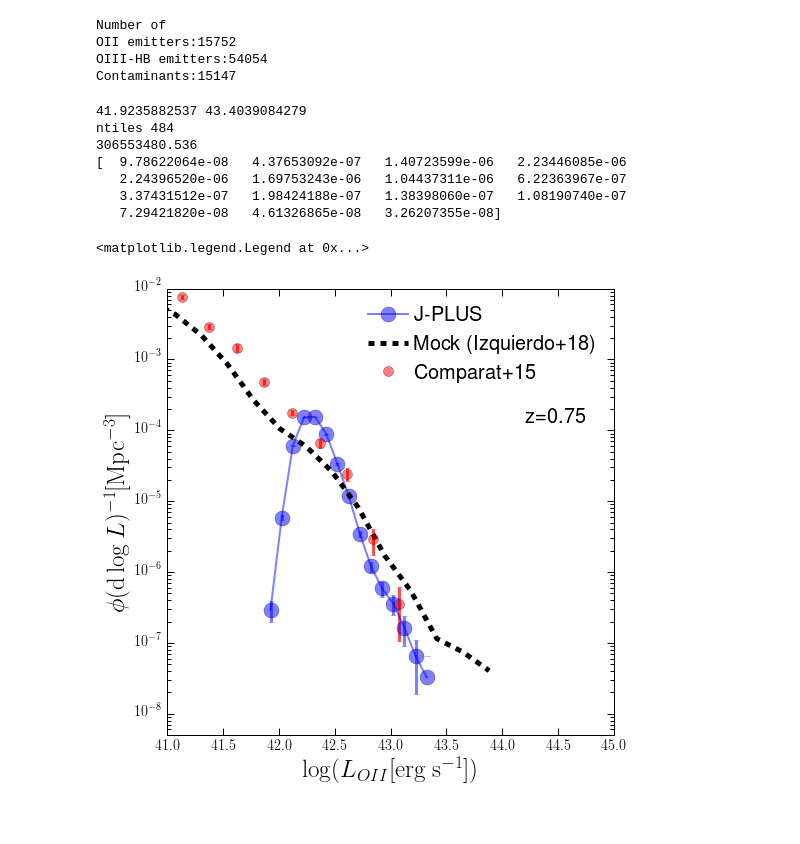
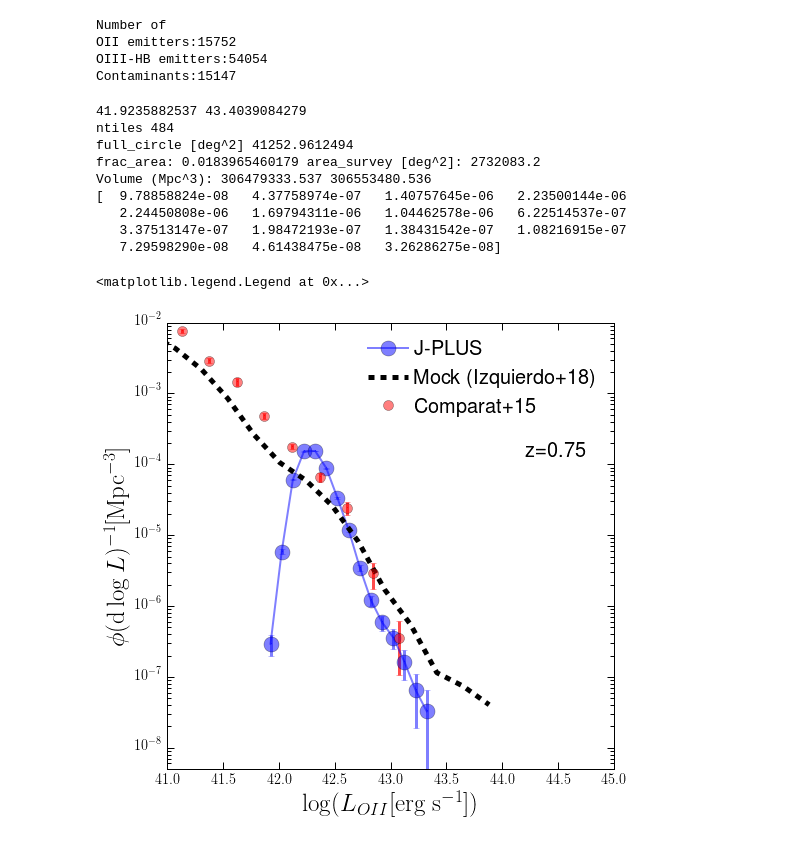
Before and after one commit to aaorsi/ELG_analysis, a Jupyter notebook: LFandclustering.ipynb, the cells around one changed output. Drawn from its saved outputs; the diff is of its cells as text; code cells hidden in the pictures.

```diff
--- a/LFandclustering.ipynb
+++ b/LFandclustering.ipynb
@@ -66,45 +66,53 @@ ntiles = len(np.unique(dcat['tile_id']))
 print 'ntiles %d'%ntiles
 mask_factor = 0.8 #to be computed properly
 area_survey = area_tile*ntiles*mask_factor*(Planck15.kpc_comoving_per_arcmin(0.77).value/(1e3))**2
-volume = area_survey * depth.value
-print volume
+
+full_circle = 4*np.pi*(360.0/(2*np.pi))**2  #~41,000 deg^2
+frac_area = 1.4**2 * ntiles*mask_factor / full_circle
+print 'full_circle [deg^2]',full_circle
+print 'frac_area:',frac_area, 'area_survey [deg^2]:',area_tile*ntiles*mask_factor
+volume = (Planck15.comoving_volume(0.8).value - Planck15.comoving_volume(0.74).value)*frac_area
+volume_old = area_survey * depth.value
+print 'Volume (Mpc^3):',volume, volume_old
 
 errs =np.sqrt(phi)/(volume * lbin)
 print errs
 
 plt.figure('LFOII',figsize=(8,8))
 ax = plt.subplot(111)
 
 ax.semilogy(binarr, phi/volume/lbin,'bo-',linewidth=2,markersize=15,label='J-PLUS',alpha=0.5)
 ax.errorbar(binarr, phi/volume/lbin, yerr = errs, fmt='b,',alpha=0.5,elinewidth=3)
 ax.set_ylabel(r'$\phi ({\rm d}\log L)^{-1}[{\rm Mpc^{-3}]$',fontsize=25)
 ax.set_xlabel(r'$\log(L_{OII} [{\rm erg~s^{-1}}])$',fontsize=25)
 
 
 fmockdata = 'data/z_0.7875'
 fcomparatdata = 'data/z_0.7875_data'
 
 mockphi = np.loadtxt(fmockdata)
 dataphi = np.loadtxt(fcomparatdata)
 
 ax.semilogy(mockphi[:,0],mockphi[:,1],'k--',linewidth=5,label='Mock (Izquierdo+18)')
 ax.semilogy(dataphi[:,0],dataphi[:,1],'ro',markersize=10,label='Comparat+15',alpha=0.5)
 ax.errorbar(dataphi[:,0],dataphi[:,1],yerr=[dataphi[:,5],dataphi[:,4]], fmt='r,',alpha=0.7,
             elinewidth=3)
 ax.set_xlim([41,45])
 ax.set_ylim([5e-9,1e-2])
 ax.text(0.8,0.7,'z=0.75',transform=ax.transAxes,fontsize=20)
 ax.legend(loc='upper right',fontsize=20)
 # %% [output]
 41.9235882537 43.4039084279
 ntiles 484
-306553480.536
-[  9.78622064e-08   4.37653092e-07   1.40723599e-06   2.23446085e-06
-   2.24396520e-06   1.69753243e-06   1.04437311e-06   6.22363967e-07
-   3.37431512e-07   1.98424188e-07   1.38398060e-07   1.08190740e-07
-   7.29421820e-08   4.61326865e-08   3.26207355e-08]
+full_circle [deg^2] 41252.9612494
+frac_area: 0.0183965460179 area_survey [deg^2]: 2732083.2
+Volume (Mpc^3): 306479333.537 306553480.536
+[  9.78858824e-08   4.37758974e-07   1.40757645e-06   2.23500144e-06
+   2.24450808e-06   1.69794311e-06   1.04462578e-06   6.22514537e-07
+   3.37513147e-07   1.98472193e-07   1.38431542e-07   1.08216915e-07
+   7.29598290e-08   4.61438475e-08   3.26286275e-08]
 <matplotlib.legend.Legend at 0x...>
-[figure, old version]
+[figure, new version]
 # %%
 # Perform completeness correction on that LF
 import multiprocessing as mp
```
Also changed, not shown: parts of 16 cells of this notebook, 1 other file.
